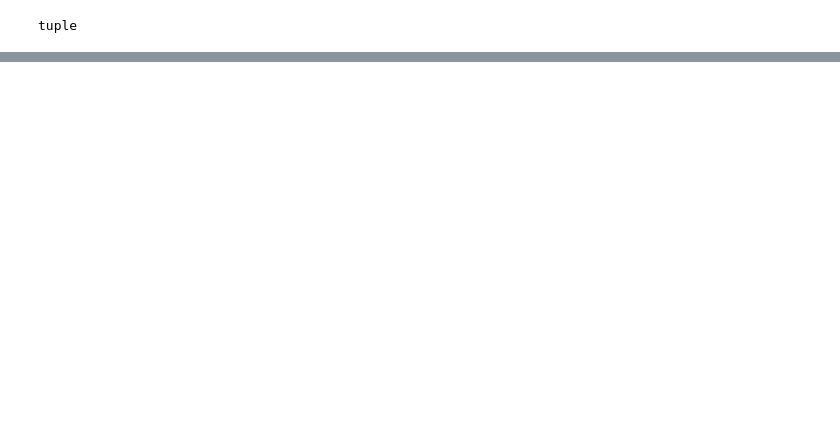
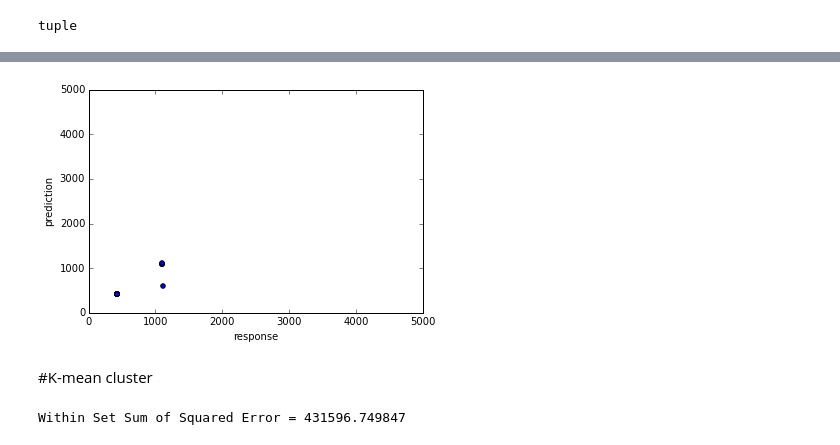
Before and after one commit to wangwf/Codes, a Jupyter notebook: spark/spark-ex.ipynb, the cells around one changed output, grey strips where cells are left out. Drawn from its saved outputs; the diff is of its cells as text; code cells hidden in the pictures; blank space fills up the shorter version.

Commit message:
spark update

```diff
--- a/spark/spark-ex.ipynb
+++ b/spark/spark-ex.ipynb
@@ -457,0 +440,44 @@ plt.scatter(*zip(*labelsAndPredictions.collect()))
+# %%
+plt.xlabel("response")
+plt.ylabel("prediction")
+
+fig = plt.subplot(111)
+fig.scatter(*zip(*labelsAndPredictions.collect()))  #plot(target, prediction, 'bs', target,target, 'r--')
+xlim=5000
+fig.set_xlim([0,xlim])
+fig.set_ylim([0,xlim])
+plt.show()
+# %% [output]
+[figure, added]
+# %% [markdown]
+#K-mean cluster
+# %%
+import numpy as np
+#from pyspark import SparkContext
+from pyspark.mllib.clustering import KMeans
+
+
+lines = sc.textFile("test.csv")
+lines = lines.filter(lambda x: x.find("response")<0)
+
+
+parsedData = lines.filter(lambda x: x.find("response")<0)\
+                  .map(lambda line: array([float(x) for x in line.split(',')]))
+
+
+# Build the model (cluster the data)
+clusters = KMeans.train(parsedData, 2, maxIterations=10,
+        runs=10, initializationMode="random")
+
+# Evaluate clustering by computing Within Set Sum of Squared Errors
+def error(point):
+    center = clusters.centers[clusters.predict(point)]
+    return sqrt(sum([x**2 for x in (point - center)]))
+
+WSSSE = parsedData.map(lambda point: error(point)).reduce(lambda x, y: x + y)
+print("Within Set Sum of Squared Error = " + str(WSSSE))
+
+
+#lines.take(2),parsedData.take(1)
+# %% [output]
+Within Set Sum of Squared Error = 431596.749847
```
Also changed, not shown: parts of 73 cells of this notebook, 4 other files.
